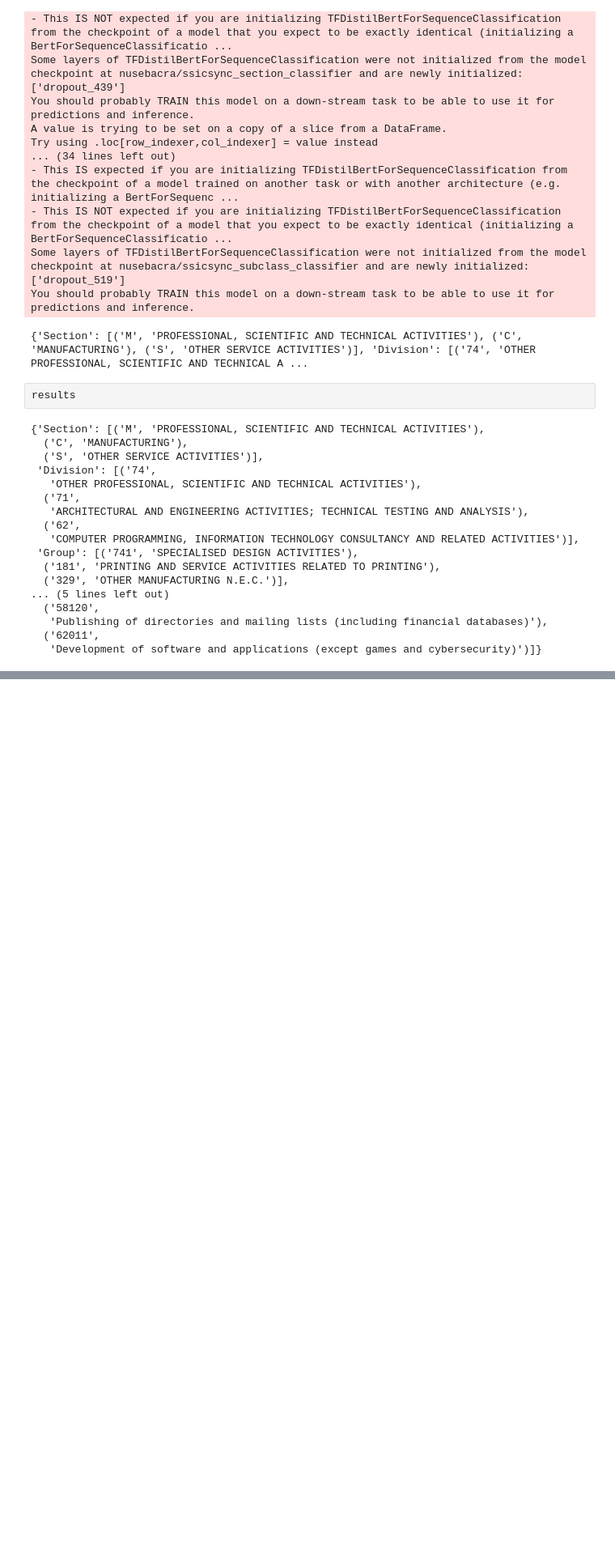
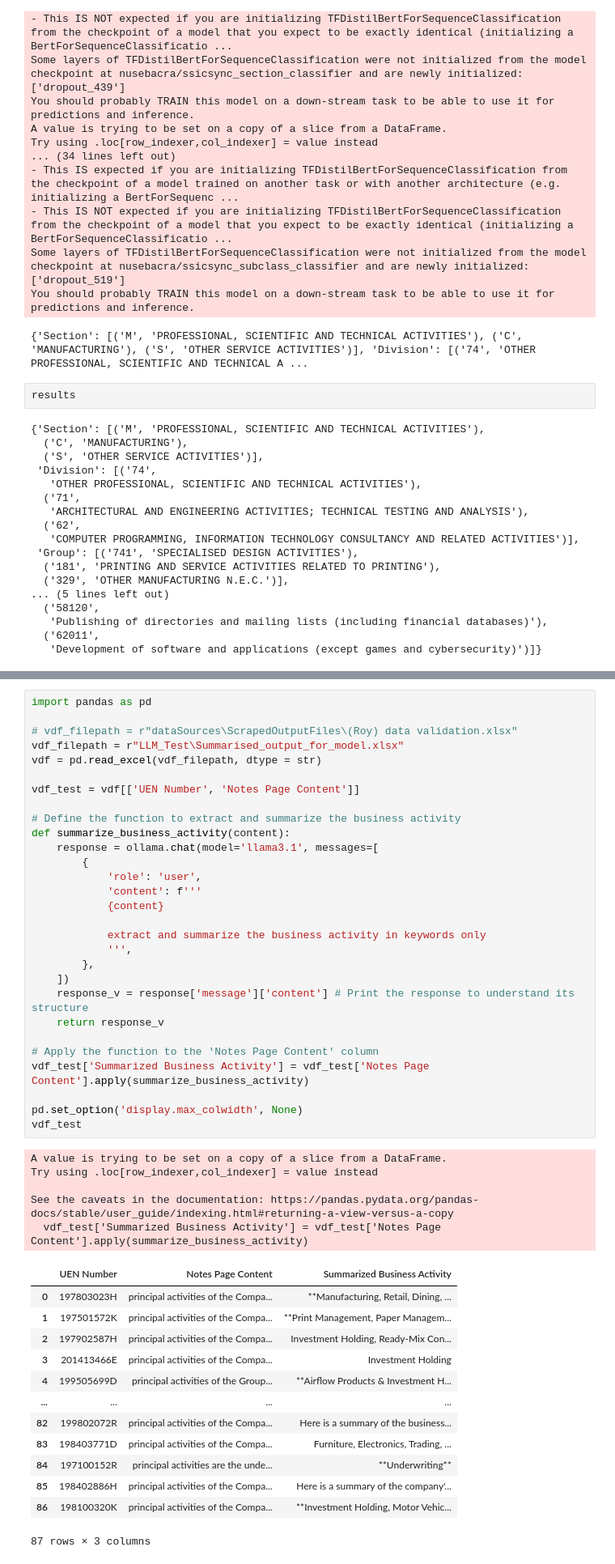
Before and after one commit to yorwel/ssicsync, a Jupyter notebook: 2. Model Load & Test.ipynb, the cells around one changed output, grey strips where cells are left out. Shown at 81% size. Drawn from its saved outputs; the diff is of its cells as text; blank space fills up the shorter version.

```diff
--- a/2. Model Load & Test.ipynb
+++ b/2. Model Load & Test.ipynb
@@ -5286,0 +635,48 @@ www.acesian.com'''
+# %%
+import pandas as pd
+
+# vdf_filepath = r"dataSources\ScrapedOutputFiles\(Roy) data validation.xlsx"
+vdf_filepath = r"LLM_Test\Summarised_output_for_model.xlsx"
+vdf = pd.read_excel(vdf_filepath, dtype = str)
+
+vdf_test = vdf[['UEN Number', 'Notes Page Content']]
+
+# Define the function to extract and summarize the business activity
+def summarize_business_activity(content):
+    response = ollama.chat(model='llama3.1', messages=[
+        {
+            'role': 'user',
+            'content': f'''
+            {content}
+
+            extract and summarize the business activity in keywords only
+            ''',
+        },
+    ])
+    response_v = response['message']['content'] # Print the response to understand its structure
+    return response_v
+
+# Apply the function to the 'Notes Page Content' column
+vdf_test['Summarized Business Activity'] = vdf_test['Notes Page Content'].apply(summarize_business_activity)
+
+pd.set_option('display.max_colwidth', None)
+vdf_test
+# %% [output]
+A value is trying to be set on a copy of a slice from a DataFrame.
+Try using .loc[row_indexer,col_indexer] = value instead
+
+See the caveats in the documentation: https://pandas.pydata.org/pandas-docs/stable/user_guide/indexing.html#returning-a-view-versus-a-copy
+  vdf_test['Summarized Business Activity'] = vdf_test['Notes Page Content'].apply(summarize_business_activity)
+|  | UEN Number | Notes Page Content | Summarized Business Activity |
+| 0 | 197803023H | principal activities of the Compa... | **Manufacturing, Retail, Dining, ... |
+| 1 | 197501572K | principal activities of the Compa... | **Print Management, Paper Managem... |
+| 2 | 197902587H | principal activities of the Compa... | Investment Holding, Ready-Mix Con... |
+| 3 | 201413466E | principal activities of the Compa... | Investment Holding |
+| 4 | 199505699D | principal activities of the Group... | **Airflow Products & Investment H... |
+| ... | ... | ... | ... |
+| 82 | 199802072R | principal activities of the Compa... | Here is a summary of the business... |
+| 83 | 198403771D | principal activities of the Compa... | Furniture, Electronics, Trading, ... |
+| 84 | 197100152R | principal activities are the unde... | **Underwriting** |
+| 85 | 198402886H | principal activities of the Compa... | Here is a summary of the company'... |
+| 86 | 198100320K | principal activities of the Compa... | **Investment Holding, Motor Vehic... |
+87 rows × 3 columns
```
Also changed, not shown: parts of 2 cells of this notebook.
